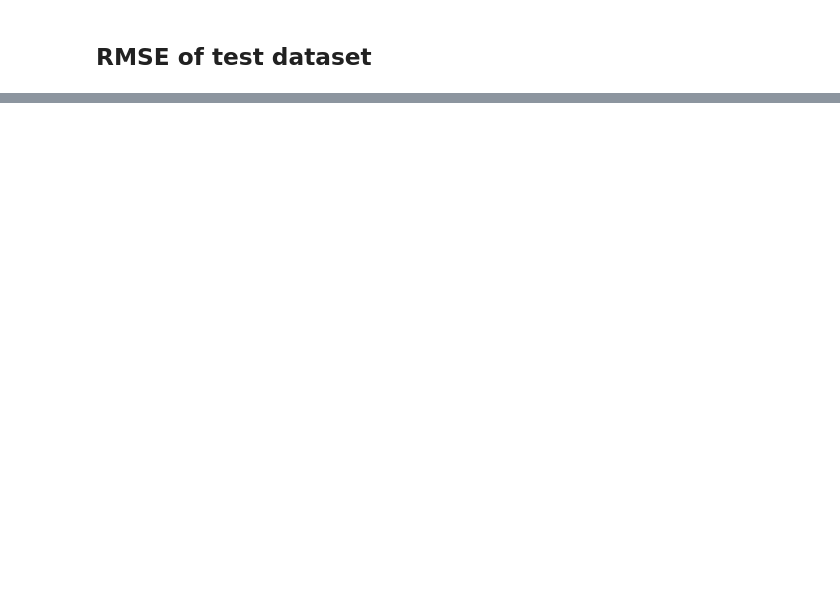
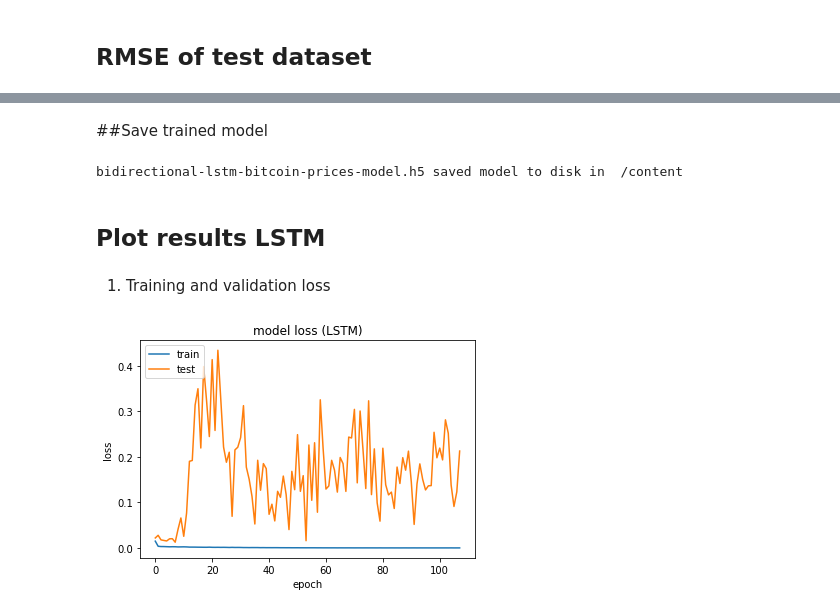
Before and after one commit to Uemerson/bidirectional-lstm-bitcoin-prices, a Jupyter notebook: main.ipynb, the cells around one changed output, grey strips where cells are left out. Cells and saved outputs as stored; diff of their text form; code cells hidden in the pictures; blank space fills up the shorter version.

```diff
--- a/main.ipynb
+++ b/main.ipynb
@@ -323,0 +373,29 @@ RMSE test: 0.7279985257374668
+# %%
+es = EarlyStopping(monitor='val_loss', mode='min', verbose=1, patience=100, min_delta=1e-3)
+mc = ModelCheckpoint('bidirectional-lstm-bitcoin-prices-best-model.h5', monitor='val_loss', mode='min', verbose=1, save_best_only=True)
+
+start = time.time()
+
+with tf.device('/device:GPU:0'):
+  # fit model to training data
+  history = model.fit(
+      X_train,
+      y_train,
+      epochs=1000,
+      batch_size=16,
+      validation_data=(X_test, y_test),
+      use_multiprocessing=True,
+      callbacks=[es, mc])
+  print("Training completed")
+
+# fit model to training data without GPU
+# history = model.fit(
+#       X_train,
+#       y_train,
+#       epochs=1000,
+#       batch_size=16,
+#       validation_data=(X_test, y_test),
+#       use_multiprocessing=True,
+#       callbacks=[es, mc])
+
+print(f'training time: {time.time() - start}')
@@ -323,0 +420,28 @@ RMSE test: 0.7279985257374668
+# %% [markdown]
+##Save trained model
+# %%
+# save trained model
+model.save("bidirectional-lstm-bitcoin-prices-model.h5")
+print("bidirectional-lstm-bitcoin-prices-model.h5 saved model to disk in ", os.getcwd())
+
+# save on google drive
+model.save("/content/gdrive/My Drive/Colab Notebooks/forecasting/bidirectional-lstm-bitcoin-prices-model.h5")
+
+# save best model on google drive
+!cp "lstm-bitcoin-prices-best-model.h5" "/content/gdrive/My Drive/Colab Notebooks/forecasting/bidirectional-lstm-bitcoin-prices-best-model.h5"
+# %% [output]
+bidirectional-lstm-bitcoin-prices-model.h5 saved model to disk in  /content
+# %% [markdown]
+## Plot results LSTM
+# %% [markdown]
+1. Training and validation loss
+# %%
+plt.plot(history.history['loss'])
+plt.plot(history.history['val_loss'])
+plt.title('model loss (LSTM)')
+plt.ylabel('loss')
+plt.xlabel('epoch')
+plt.legend(['train', 'test'], loc='upper left')
+plt.show()
+# %% [output]
+[figure, added]
```
Also changed, not shown: parts of 18 cells of this notebook.
